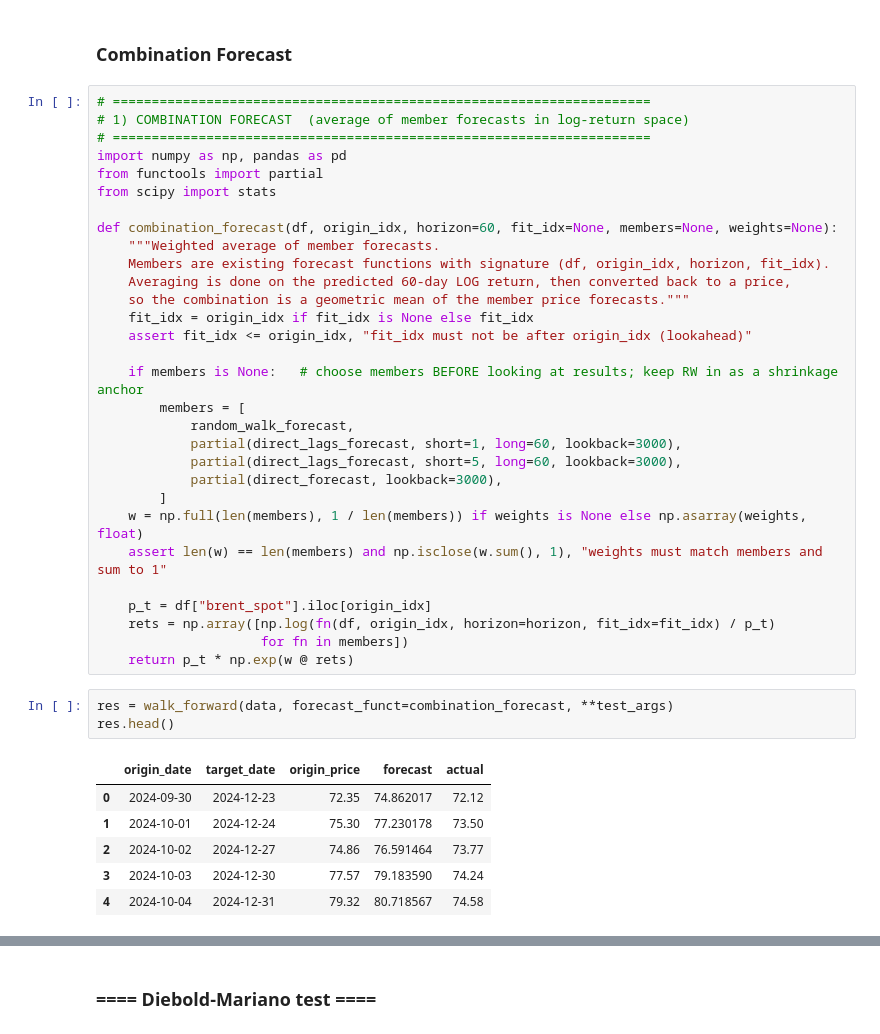
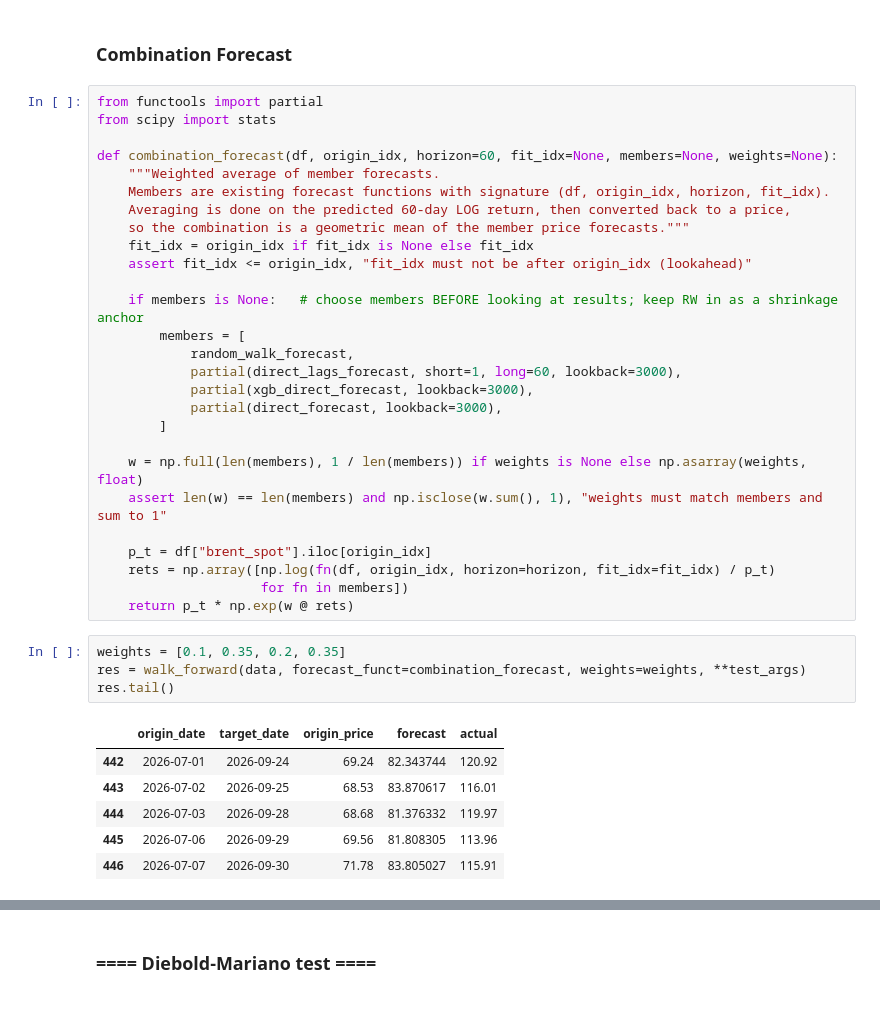
Before and after one commit to airrehn/Sample-Taxed, a Jupyter notebook: notebooks/hcy_forecast60.ipynb, the cells around one changed output, grey strips where cells are left out. Cells and saved outputs as stored; diff of their text form.

```diff
--- a/notebooks/hcy_forecast60.ipynb
+++ b/notebooks/hcy_forecast60.ipynb
@@ -162,10 +162,6 @@ compare_models(test_results,  horizon=60)
 # %% [markdown]
 ### Combination Forecast
 # %%
-# =====================================================================
-# 1) COMBINATION FORECAST  (average of member forecasts in log-return space)
-# =====================================================================
-import numpy as np, pandas as pd
 from functools import partial
 from scipy import stats
 
@@ -181,9 +177,10 @@ def combination_forecast(df, origin_idx, horizon=60, fit_idx=None, members=None,
         members = [
             random_walk_forecast,
             partial(direct_lags_forecast, short=1, long=60, lookback=3000),
-            partial(direct_lags_forecast, short=5, long=60, lookback=3000),
+            partial(xgb_direct_forecast, lookback=3000),
             partial(direct_forecast, lookback=3000),
         ]
+
     w = np.full(len(members), 1 / len(members)) if weights is None else np.asarray(weights, float)
     assert len(w) == len(members) and np.isclose(w.sum(), 1), "weights must match members and sum to 1"
 
@@ -192,15 +189,16 @@ def combination_forecast(df, origin_idx, horizon=60, fit_idx=None, members=None,
                      for fn in members])
     return p_t * np.exp(w @ rets)
 # %%
-res = walk_forward(data, forecast_funct=combination_forecast, **test_args)
-res.head()
+weights = [0.1, 0.35, 0.2, 0.35]
+res = walk_forward(data, forecast_funct=combination_forecast, weights=weights, **test_args)
+res.tail()
 # %% [output]
 |  | origin_date | target_date | origin_price | forecast | actual |
-| 0 | 2024-09-30 | 2024-12-23 | 72.35 | 74.862017 | 72.12 |
-| 1 | 2024-10-01 | 2024-12-24 | 75.30 | 77.230178 | 73.50 |
-| 2 | 2024-10-02 | 2024-12-27 | 74.86 | 76.591464 | 73.77 |
-| 3 | 2024-10-03 | 2024-12-30 | 77.57 | 79.183590 | 74.24 |
-| 4 | 2024-10-04 | 2024-12-31 | 79.32 | 80.718567 | 74.58 |
+| 442 | 2026-07-01 | 2026-09-24 | 69.24 | 82.343744 | 120.92 |
+| 443 | 2026-07-02 | 2026-09-25 | 68.53 | 83.870617 | 116.01 |
+| 444 | 2026-07-03 | 2026-09-28 | 68.68 | 81.376332 | 119.97 |
+| 445 | 2026-07-06 | 2026-09-29 | 69.56 | 81.808305 | 113.96 |
+| 446 | 2026-07-07 | 2026-09-30 | 71.78 | 83.805027 | 115.91 |
 # %%
 test_results["Combination"] = res
 
```
Also changed, not shown: parts of 15 cells of this notebook, 1 other file.
